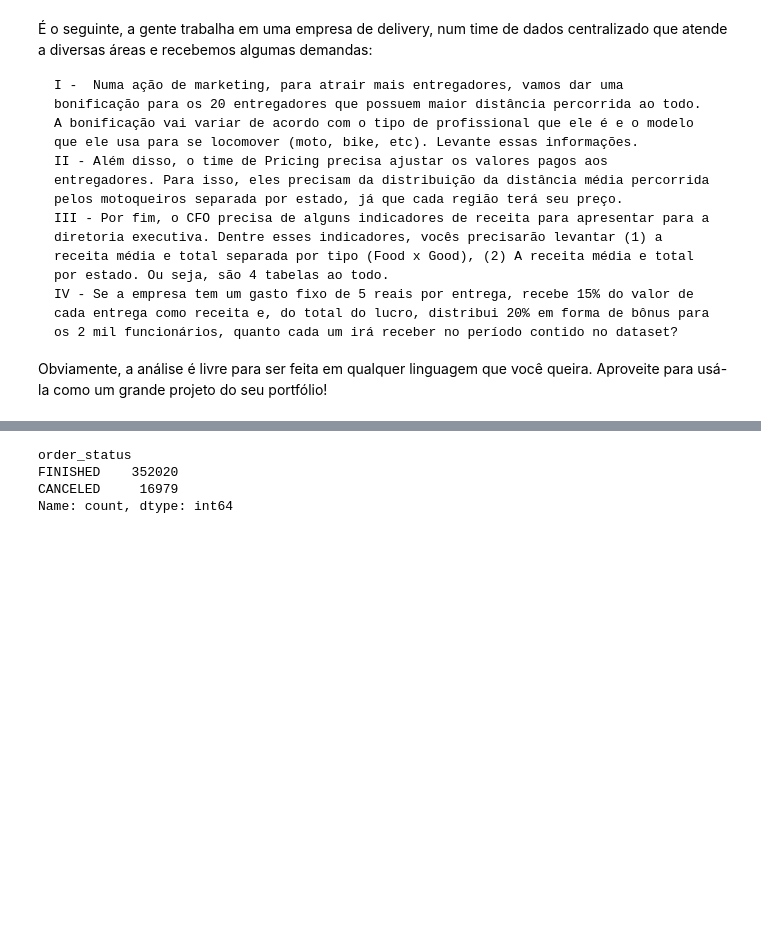
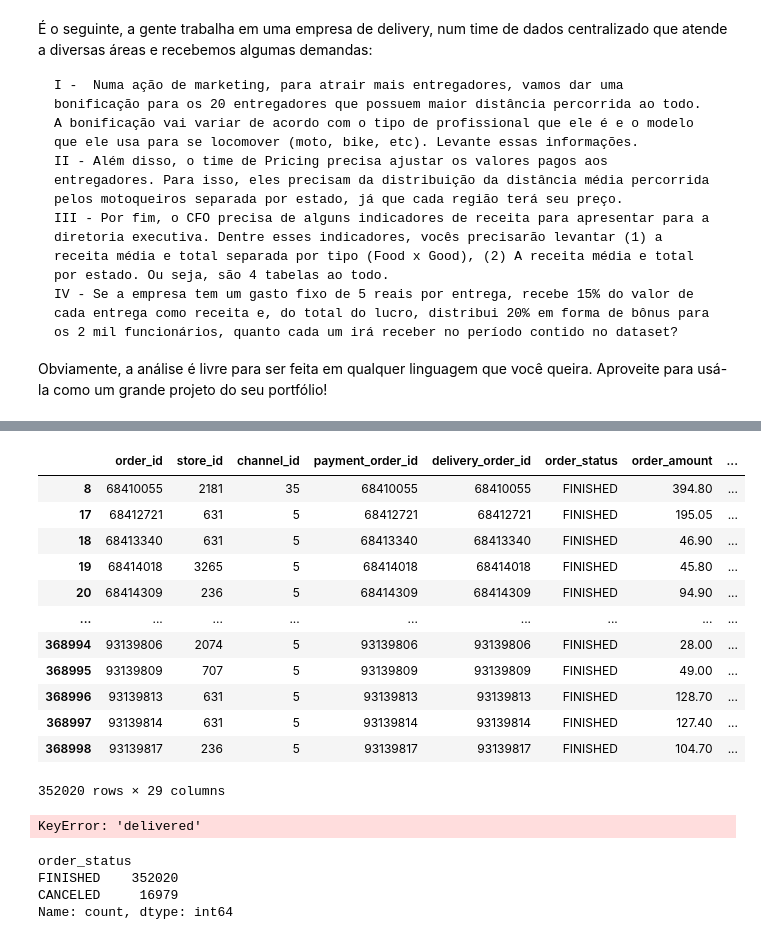
Before and after one commit to EmanuelHark12/Python_Analysis, a Jupyter notebook: notebooks/delivery/01_delivery.ipynb, the cells around one changed output, grey strips where cells are left out. Drawn from its saved outputs; the diff is of its cells as text; code cells hidden in the pictures; blank space fills up the shorter version.

```diff
--- a/notebooks/delivery/01_delivery.ipynb
+++ b/notebooks/delivery/01_delivery.ipynb
@@ -102,3 +189,25 @@ None
+# %%
+orders_canceld = orders[orders["order_status"] == "CANCELED"]
+orders_finished = orders[orders["order_status"] != "CANCELED"]
+orders_finished
+# %% [output]
+|  | order_id | store_id | channel_id | payment_order_id | delivery_order_id | order_status | order_amount | ... |
+| 8 | 68410055 | 2181 | 35 | 68410055 | 68410055 | FINISHED | 394.80 | ... |
+| 17 | 68412721 | 631 | 5 | 68412721 | 68412721 | FINISHED | 195.05 | ... |
+| 18 | 68413340 | 631 | 5 | 68413340 | 68413340 | FINISHED | 46.90 | ... |
+| 19 | 68414018 | 3265 | 5 | 68414018 | 68414018 | FINISHED | 45.80 | ... |
+| 20 | 68414309 | 236 | 5 | 68414309 | 68414309 | FINISHED | 94.90 | ... |
+| ... | ... | ... | ... | ... | ... | ... | ... | ... |
+| 368994 | 93139806 | 2074 | 5 | 93139806 | 93139806 | FINISHED | 28.00 | ... |
+| 368995 | 93139809 | 707 | 5 | 93139809 | 93139809 | FINISHED | 49.00 | ... |
+| 368996 | 93139813 | 631 | 5 | 93139813 | 93139813 | FINISHED | 128.70 | ... |
+| 368997 | 93139814 | 631 | 5 | 93139814 | 93139814 | FINISHED | 127.40 | ... |
+| 368998 | 93139817 | 236 | 5 | 93139817 | 93139817 | FINISHED | 104.70 | ... |
+352020 rows × 29 columns
+# %%
+df_q = pd.merge(orders_finished,deliveries_finished,on=["delivered"])
+# %% [output]
+KeyError: 'delivered'
 # %%
 order_status = orders["order_status"].value_counts()
 order_status
```
Also changed, not shown: parts of 16 cells of this notebook, 2 other files.
